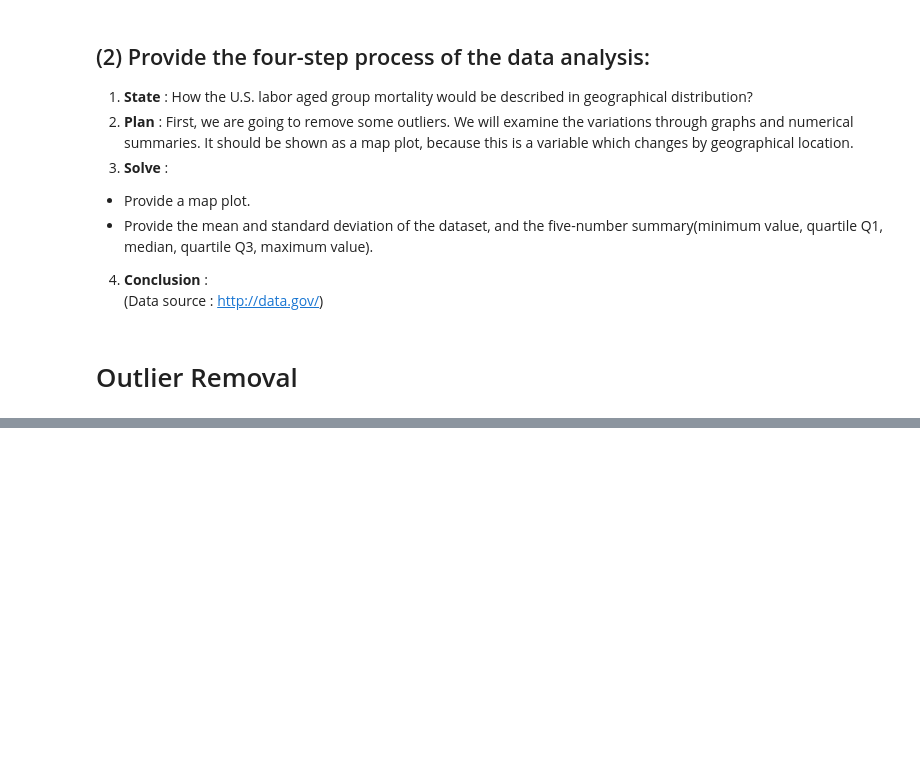
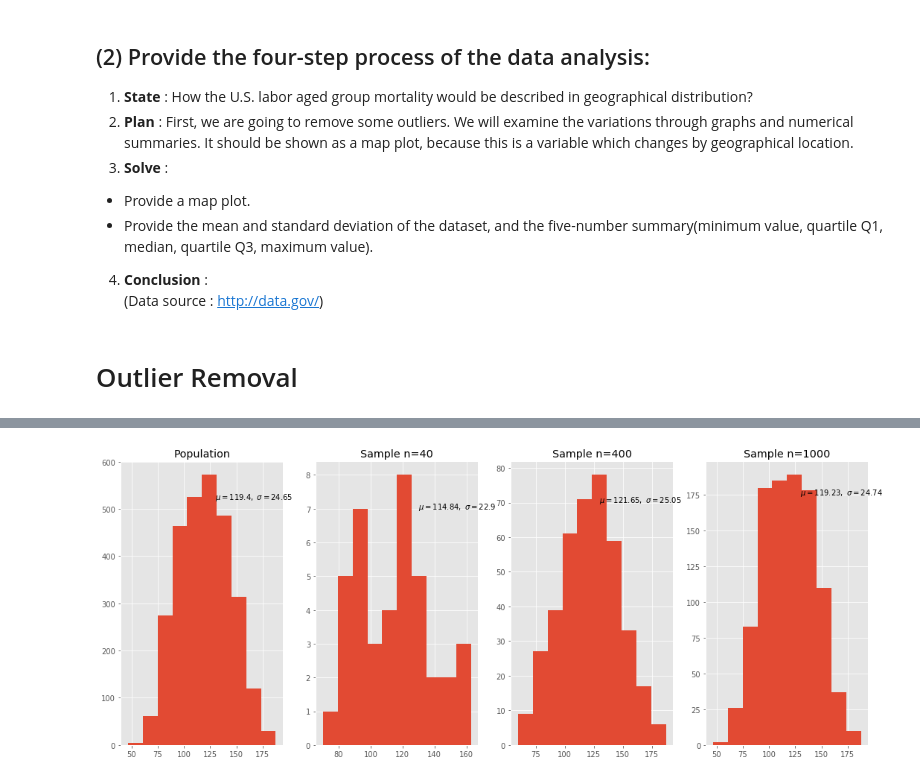
Before and after one commit to Ceolium/Statistics, a Jupyter notebook: Probabilities and Statistics.ipynb, the cells around one changed output, grey strips where cells are left out. Saved outputs shown, nothing was run; the diff lists cells and outputs as text; code cells hidden in the pictures; blank space fills up the shorter version.

```diff
--- a/Probabilities and Statistics.ipynb
+++ b/Probabilities and Statistics.ipynb
@@ -197,0 +202,39 @@ p_mean=np.mean(Trun_dat, axis=0)
+# %%
+np.random.seed(19680801)
+
+USA_40 = m_USA.sample(n=40)
+USA_400 = m_USA.sample(n=400)
+USA_1000 = m_USA.sample(n=1000)
+p_mean = round(np.mean(m_USA),2)
+s1_mean = round(np.mean(USA_40),2)
+s2_mean = round(np.mean(USA_400),2)
+s3_mean = round(np.mean(USA_1000),2)
+
+p_std = round(np.std(m_USA),2)
+s1_std = round(np.std(USA_40),2)
+s2_std = round(np.std(USA_400),2)
+s3_std = round(np.std(USA_1000),2)
+# %%
+plt.figure(figsize=(18,7))
+plt.subplot(141)
+plt.title("Population")
+plt.text(130, 520, r'$\mu='+ str(p_mean) +',\ \sigma='+str(p_std)+'$')
+plt.hist(m_USA)
+
+plt.subplot(142)
+plt.title("Sample n=40")
+plt.text(130, 7, r'$\mu='+ str(s1_mean) +',\ \sigma='+str(s1_std)+'$')
+plt.hist(USA_40)
+
+plt.subplot(143)
+plt.title("Sample n=400")
+plt.text(130, 70, r'$\mu='+ str(s2_mean) +',\ \sigma='+str(s2_std)+'$')
+plt.hist(USA_400)
+
+plt.subplot(144)
+plt.title("Sample n=1000")
+plt.text(130, 175, r'$\mu='+ str(s3_mean) +',\ \sigma='+str(s3_std)+'$')
+plt.hist(USA_1000)
+plt.show()
+# %% [output]
+[figure, added]
```
Also changed, not shown: parts of 12 cells of this notebook.
